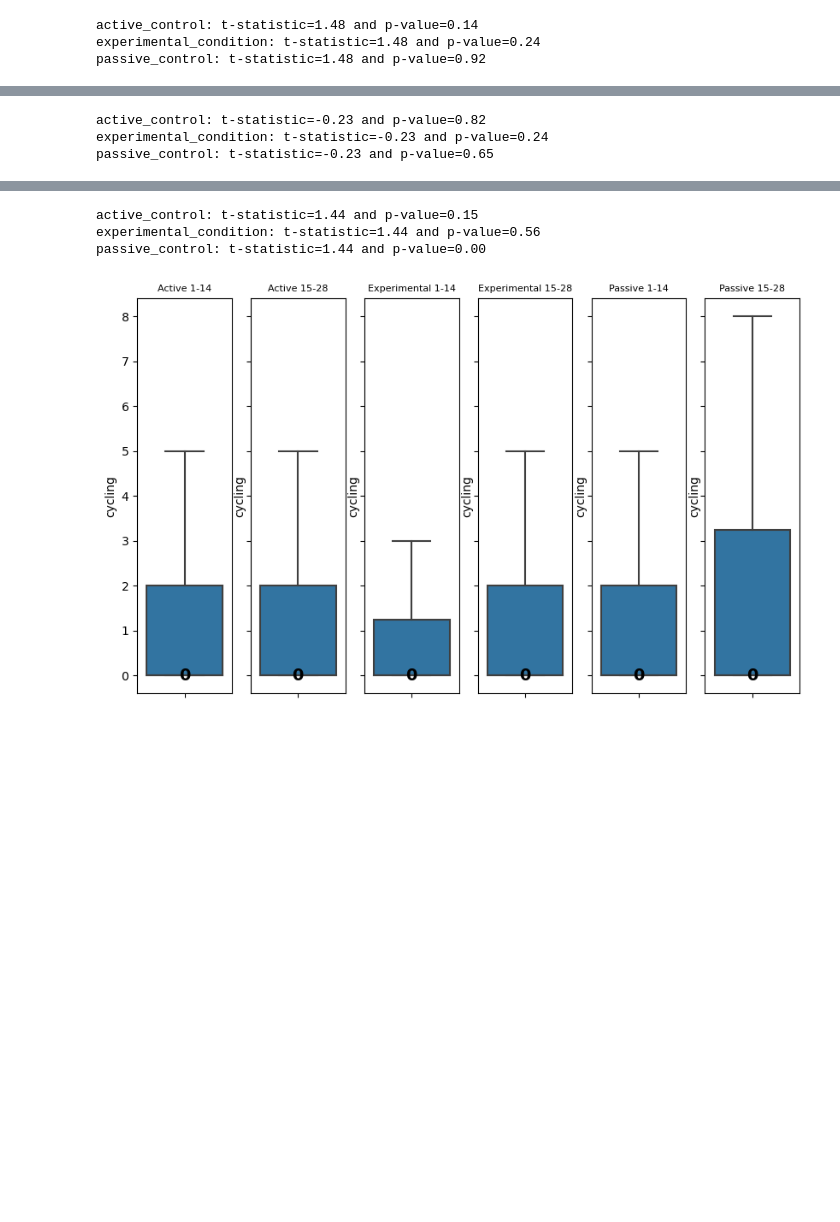
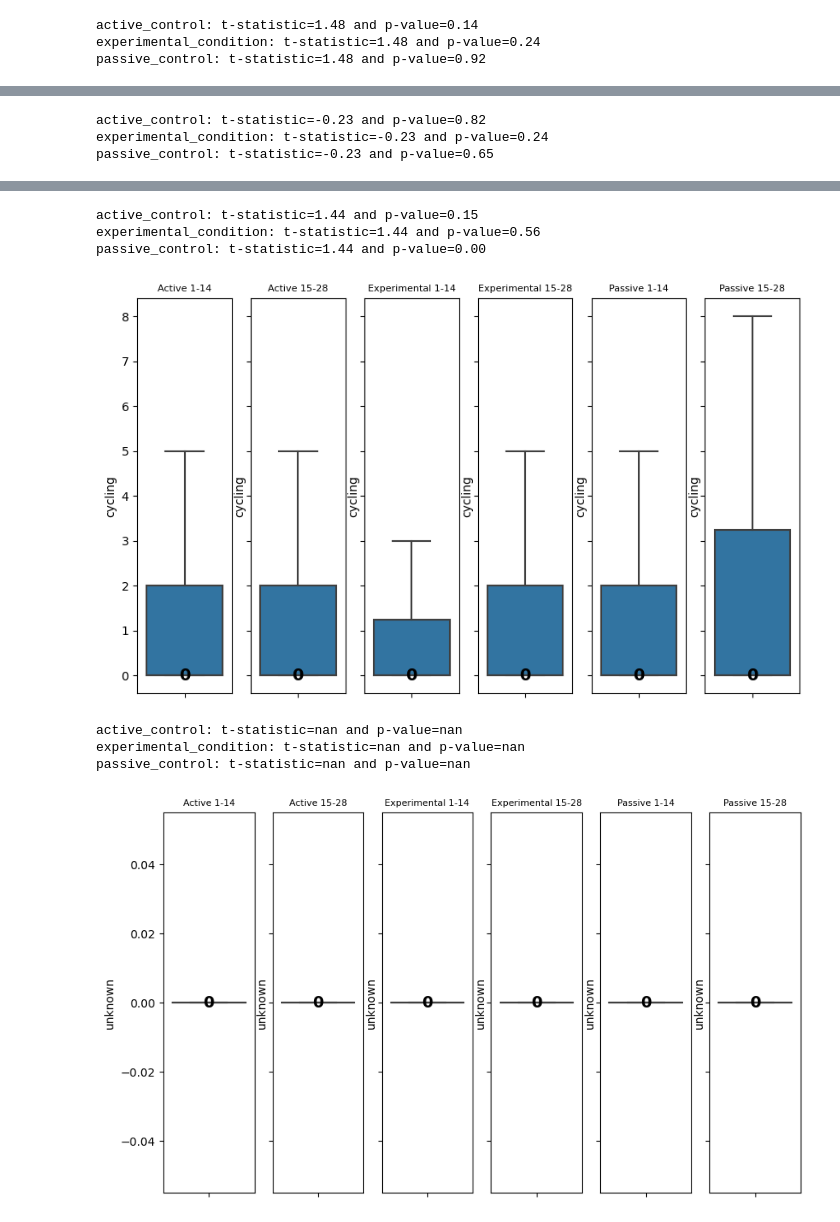
Before and after one commit to memari-majid/jhu_centering, a Jupyter notebook: first_half_vs_second_half/ios_activity.ipynb, the cells around one changed output, grey strips where cells are left out. Saved outputs shown, nothing was run; the diff lists cells and outputs as text; code cells hidden in the pictures; blank space fills up the shorter version.

```diff
--- a/first_half_vs_second_half/ios_activity.ipynb
+++ b/first_half_vs_second_half/ios_activity.ipynb
@@ -90,20 +49,25 @@ df_plot_15_28 = df_plot_15_28.merge(df_group[['device_id', 'group_x']],
+# %%
+df_1_14 = df_1_14.merge(df_group[['device_id', 'group']],
+                   on='device_id', how='left')
+df_15_28 = df_15_28.merge(df_group[['device_id', 'group']],
+                   on='device_id', how='left')
 # %%
-grouped_1_14 = df_plot_1_14 .groupby(['group_x'])
+grouped_1_14 = df_1_14 .groupby(['group'])
 df_dict = {group: data for group, data in grouped_1_14}
 active_control_1_14 = df_dict['Active Control']
 experimental_condition_1_14 = df_dict['Experimental Condition']
 passive_control_1_14 = df_dict['Passive Control']
 # %%
-grouped_15_28 = df_plot_15_28 .groupby(['group_x'])
+grouped_15_28 = df_15_28 .groupby(['group'])
 df_dict = {group: data for group, data in grouped_15_28}
 active_control_15_28 = df_dict['Active Control']
 experimental_condition_15_28 = df_dict['Experimental Condition']
 passive_control_15_28 = df_dict['Passive Control']
+# %%
+to_remove = ['day', 'device_id', 'date']
+my_list = [item for item in col if item not in to_remove]
 # %%
-from scipy.stats import ttest_ind
-mylist = ['stationary', 'walking', 'running', 'automotive',
-       'cycling']
-for clm in mylist:
+for clm in my_list:
     fig, (ax1, ax2, ax3,ax4,ax5,ax6) = plt.subplots(1, 6, figsize=(10, 6), sharey=True)
     sns.boxplot(y=active_control_1_14[clm], orient="v", showfliers=False, ax=ax1)
     sns.boxplot(y=active_control_15_28[clm], orient="v", showfliers=False, ax=ax2)
@@ -132,30 +96,34 @@ for clm in mylist:
     ax6.text(0, m6, m6, ha='center', va='center',fontsize=14, fontdict={'fontweight': 'bold'})
 
     t, p = ttest_ind(active_control_1_14[clm], active_control_15_28[clm])
     print('active_control: t-statistic={:.2f} and p-value={:.2f}'.format(t, p))
     stat, p = ttest_ind(experimental_condition_1_14[clm], experimental_condition_15_28[clm])
     print('experimental_condition: t-statistic={:.2f} and p-value={:.2f}'.format(t, p))
     stat, p = ttest_ind(passive_control_1_14[clm], passive_control_15_28[clm])
     print('passive_control: t-statistic={:.2f} and p-value={:.2f}'.format(t, p))
     plt.show()
 # %% [output]
 active_control: t-statistic=-2.18 and p-value=0.03
 experimental_condition: t-statistic=-2.18 and p-value=0.19
 passive_control: t-statistic=-2.18 and p-value=0.55
 [figure]
 active_control: t-statistic=1.50 and p-value=0.13
 experimental_condition: t-statistic=1.50 and p-value=0.76
 passive_control: t-statistic=1.50 and p-value=0.58
 [figure]
 active_control: t-statistic=1.48 and p-value=0.14
 experimental_condition: t-statistic=1.48 and p-value=0.24
 passive_control: t-statistic=1.48 and p-value=0.92
 [figure]
 active_control: t-statistic=-0.23 and p-value=0.82
 experimental_condition: t-statistic=-0.23 and p-value=0.24
 passive_control: t-statistic=-0.23 and p-value=0.65
 [figure]
 active_control: t-statistic=1.44 and p-value=0.15
 experimental_condition: t-statistic=1.44 and p-value=0.56
 passive_control: t-statistic=1.44 and p-value=0.00
 [figure]
+active_control: t-statistic=nan and p-value=nan
+experimental_condition: t-statistic=nan and p-value=nan
+passive_control: t-statistic=nan and p-value=nan
+[figure, added]
```
Also changed, not shown: parts of 8 cells of this notebook, 2 other files.
